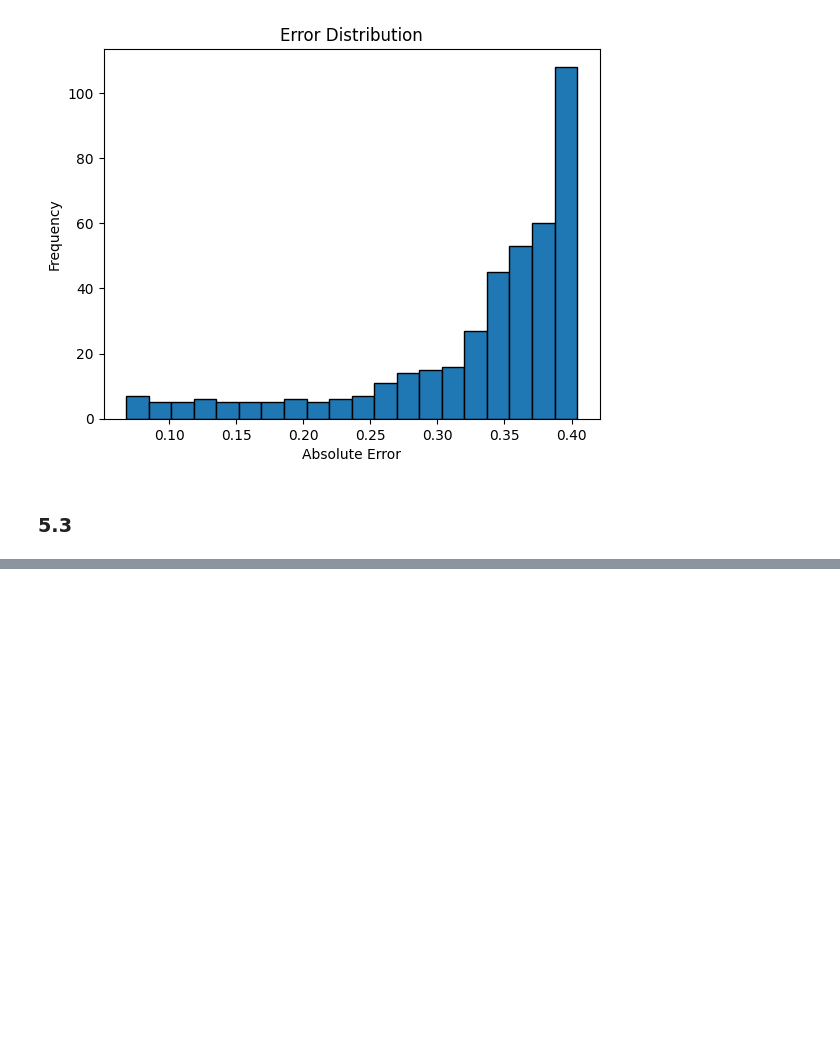
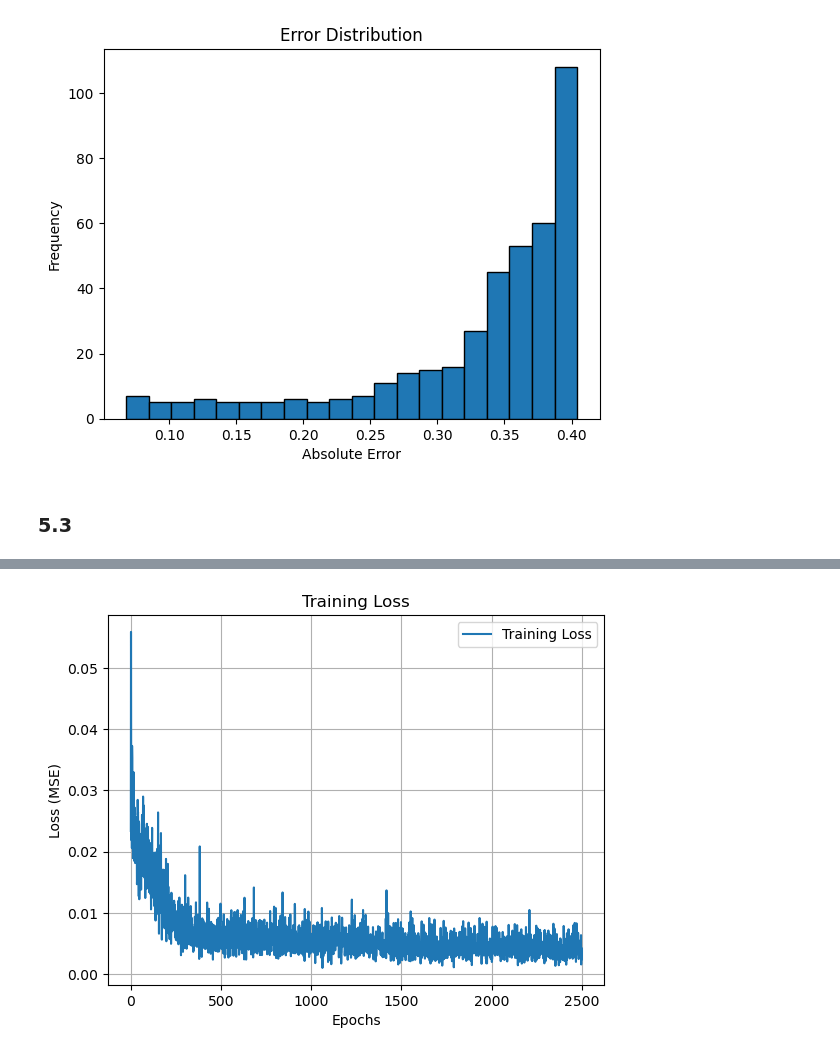
Before and after one commit to nanzemxx/TutorialMLinSolidMechanics, a Jupyter notebook: Task2_Group Xin and Huasen/train/Task5/main.ipynb, the cells around one changed output, grey strips where cells are left out. Drawn from its saved outputs; the diff is of its cells as text; code cells hidden in the pictures; blank space fills up the shorter version.

```diff
--- a/Task2_Group Xin and Huasen/train/Task5/main.ipynb
+++ b/Task2_Group Xin and Huasen/train/Task5/main.ipynb
@@ -538,0 +616,95 @@ for epoch in range(epochs):
+# %%
+import numpy as np
+import tensorflow as tf
+from tensorflow.keras import layers, Model
+import matplotlib.pyplot as plt
+
+# Load data
+data_biaxial = np.loadtxt('../../BCC/BCC_biaxial.txt')
+data_shear = np.loadtxt('../../BCC/BCC_shear.txt')
+data_planar = np.loadtxt('../../BCC/BCC_planar.txt')
+data_test1 = np.loadtxt('../../BCC/BCC_test1.txt')
+data_test2 = np.loadtxt('../../BCC/BCC_test2.txt')
+data_test3 = np.loadtxt('../../BCC/BCC_test3.txt')
+
+# Process data
+def process_data(data):
+    F = data[:, :9].reshape(-1, 3, 3)  # Deformation Gradient Tensor
+    P = data[:, 9:18].reshape(-1, 3, 3)  # First Piola-Kirchhoff Stress Tensor
+    SE = data[:, 18]  # Strain Energy Density
+    return F, P, SE
+
+# Extract data
+F_biaxial, P_biaxial, W_biaxial = process_data(data_biaxial)
+F_shear, P_shear, W_shear = process_data(data_shear)
+F_planar, P_planar, W_planar = process_data(data_planar)
+
+# Combine training data
+F_all = np.concatenate([F_biaxial, F_shear, F_planar], axis=0)
+P_train = np.concatenate([P_biaxial.reshape(-1, 9), P_shear.reshape(-1, 9), P_planar.reshape(-1, 9)], axis=0)
+W_train = np.concatenate([W_biaxial, W_shear, W_planar], axis=0)
+
+# Compute cofactors and determinant of deformation gradient tensors
+Cof_F_train = np.linalg.det(F_all)[:, None, None] * np.linalg.inv(F_all.transpose(0, 2, 1))
+det_F_train = np.linalg.det(F_all)
+
+# Prepare input data for training
+F_train = np.concatenate([F_all.reshape(-1, 9), Cof_F_train.reshape(-1, 9), det_F_train[:, None]], axis=1)
+
+# Scale data
+def scale_data(P_train, W_train):
+    max_abs_P = np.max(np.abs(P_train))  # Calculate scaling factor
+    a = 1.0 / max_abs_P
+    P_train_scaled = a * P_train
+    W_train_scaled = a * W_train
+    return P_train_scaled, W_train_scaled, a
+
+P_train_scaled, W_train_scaled, a = scale_data(P_train, W_train)
+
+# Define the custom model
+class MyModel(Model):
+    def __init__(self):
+        super(MyModel, self).__init__()
+        self.dense1 = layers.Dense(64, activation='softplus')
+        self.dense2 = layers.Dense(64, activation='softplus')
+        self.out_layer = layers.Dense(1, activation='linear')
+
+    def call(self, inputs, training=False):
+        x = self.dense1(inputs)
+        x = self.dense2(x)
+        return self.out_layer(x)
+
+    def train_step(self, data):
+        X_batch, y_batch = data
+        W_batch, P_batch = y_batch  # Separate targets
+
+        with tf.GradientTape() as tape:
+            with tf.GradientTape() as tape_F:
+                tape_F.watch(X_batch)
+                W_pred = self(X_batch, training=True)
+
+            dW_dF = tape_F.gradient(W_pred, X_batch)[:, :9]
+            loss_W = tf.reduce_mean((W_pred - W_batch) ** 2)
+            loss_P = tf.reduce_mean((dW_dF - P_batch) ** 2)
+            loss = loss_W + loss_P
+
+        grads = tape.gradient(loss, self.trainable_variables)
+        self.optimizer.apply_gradients(zip(grads, self.trainable_variables))
+
+        return {"loss": loss, "loss_W": loss_W, "loss_P": loss_P}
+
+# Train the model
+model = MyModel()
+model.compile(optimizer=tf.optimizers.Adam(learning_rate=0.001))
+history = model.fit(F_train, (W_train_scaled, P_train_scaled), epochs=2500, verbose=0)
+
+# Plot training loss
+plt.plot(history.history['loss'], label='Training Loss')
+plt.xlabel('Epochs')
+plt.ylabel('Loss (MSE)')
+plt.legend()
+plt.title("Training Loss")
+plt.grid(True)
+plt.show()
+# %% [output]
+[figure, added]
```
Also changed, not shown: parts of 26 cells of this notebook.
